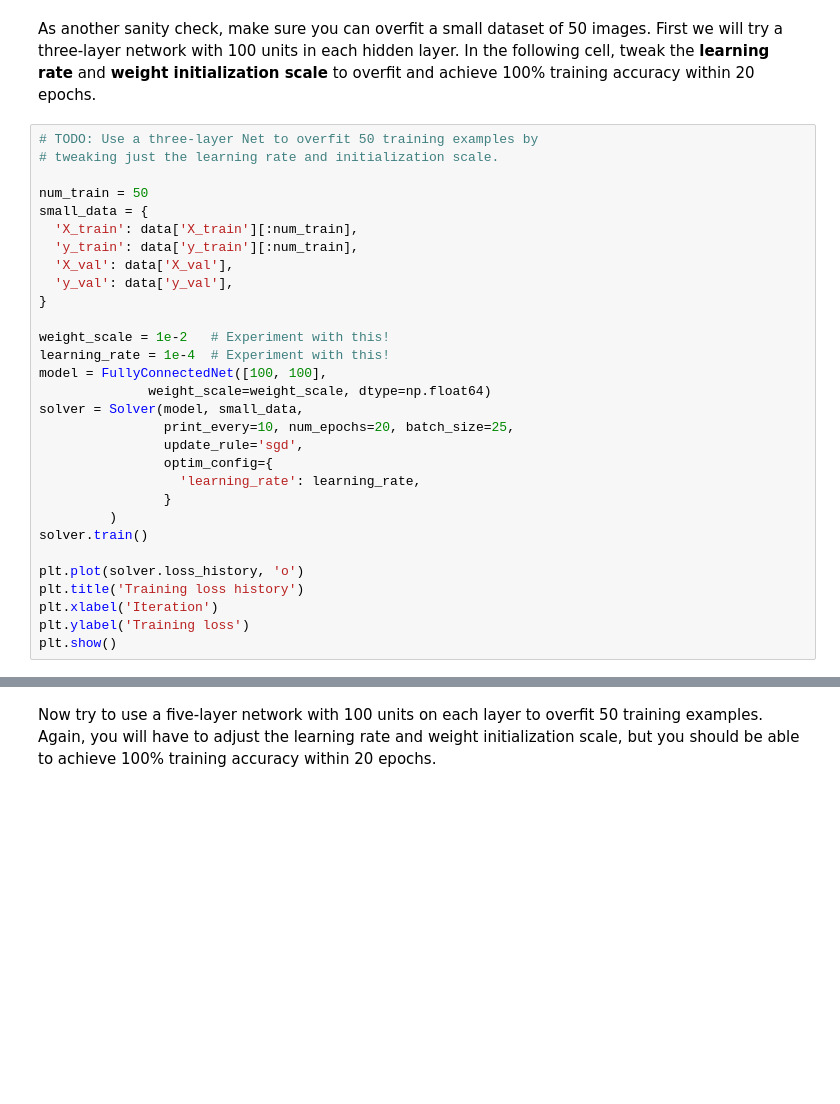
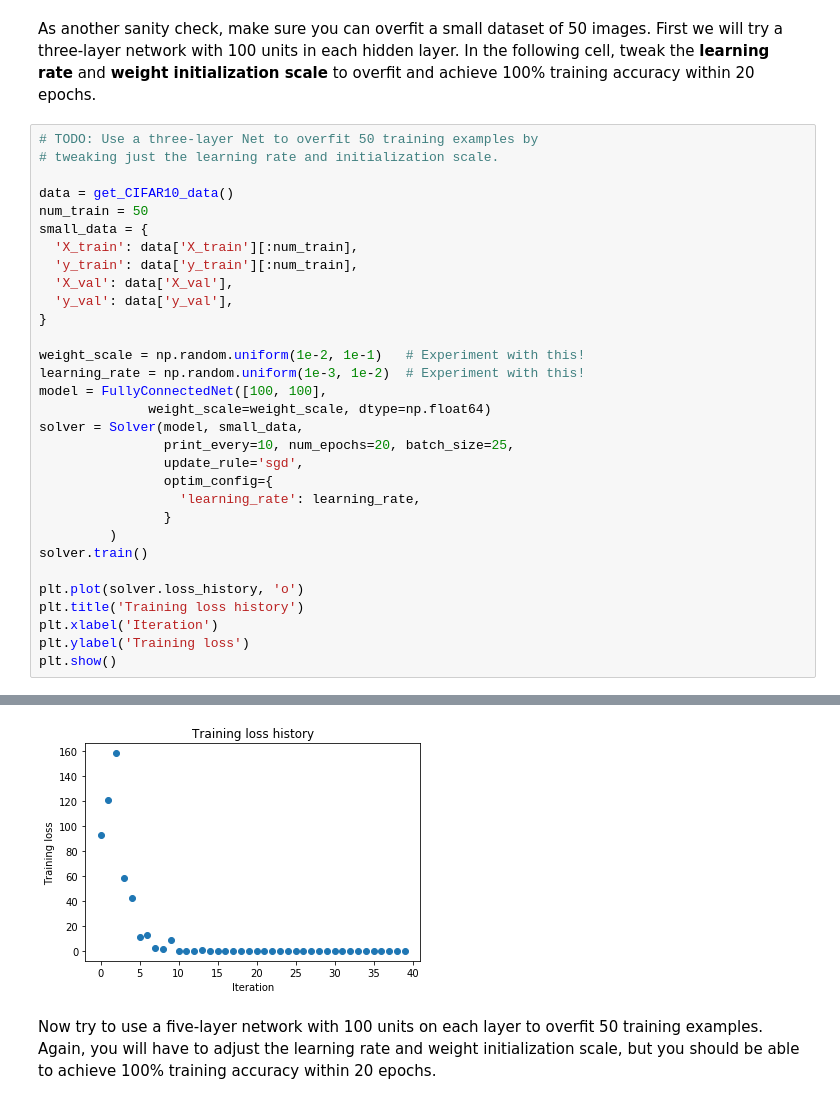
Before and after one commit to abhijeetknayak/Machine-Learning, a Jupyter notebook: CS-231N/assignment2/FullyConnectedNets.ipynb, the cells around one changed output, grey strips where cells are left out. Drawn from its saved outputs; the diff is of its cells as text; blank space fills up the shorter version.

```diff
--- a/CS-231N/assignment2/FullyConnectedNets.ipynb
+++ b/CS-231N/assignment2/FullyConnectedNets.ipynb
@@ -478,6 +495,7 @@ As another sanity check, make sure you can overfit a small dataset of 50 images.
 # TODO: Use a three-layer Net to overfit 50 training examples by
 # tweaking just the learning rate and initialization scale.
 
+data = get_CIFAR10_data()
 num_train = 50
 small_data = {
   'X_train': data['X_train'][:num_train],
@@ -486,8 +504,8 @@ small_data = {
   'y_val': data['y_val'],
 }
 
-weight_scale = 1e-2   # Experiment with this!
-learning_rate = 1e-4  # Experiment with this!
+weight_scale = np.random.uniform(1e-2, 1e-1)   # Experiment with this!
+learning_rate = np.random.uniform(1e-3, 1e-2)  # Experiment with this!
 model = FullyConnectedNet([100, 100],
               weight_scale=weight_scale, dtype=np.float64)
 solver = Solver(model, small_data,
@@ -504,3 +522,4 @@ plt.title('Training loss history')
 plt.xlabel('Iteration')
 plt.ylabel('Training loss')
 plt.show()
+# %% [output]
@@ -507,3 +543,4 @@ plt.show()
+[figure, added]
 # %% [markdown]
 Now try to use a five-layer network with 100 units on each layer to overfit 50 training examples. Again, you will have to adjust the learning rate and weight initialization scale, but you should be able to achieve 100% training accuracy within 20 epochs.
 # %%
```
Also changed, not shown: parts of 4 cells of this notebook.
